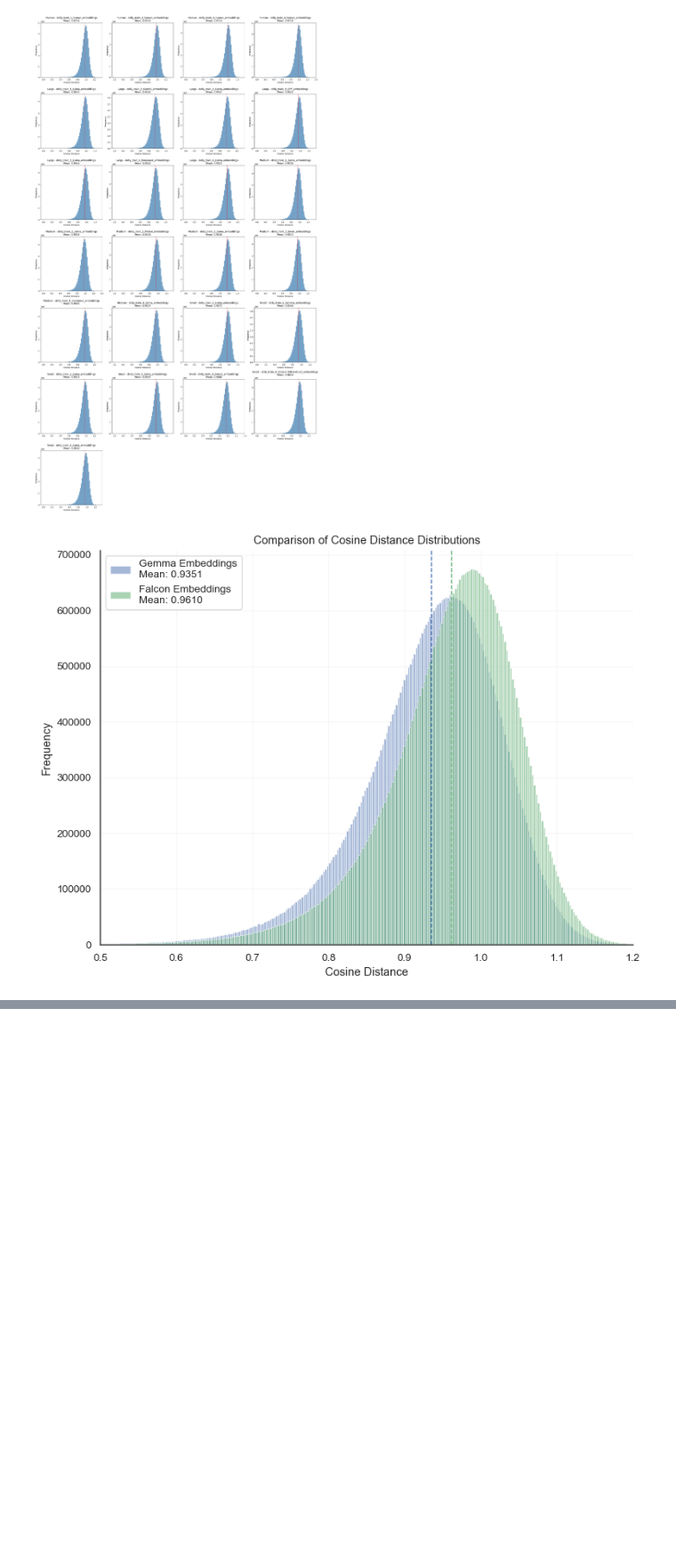
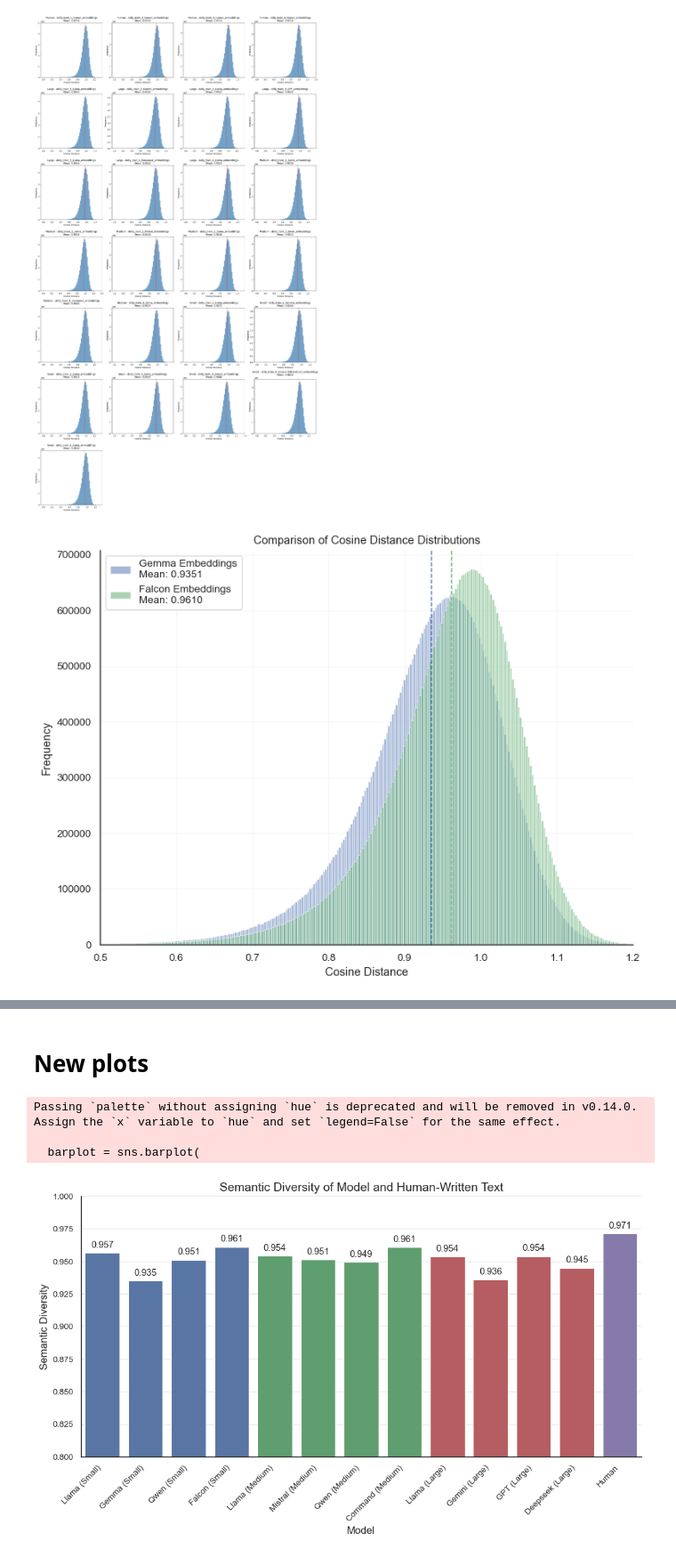
Before and after one commit to maxschaffelder/synthetic_data_diversity, a Jupyter notebook: data_analysis/semantic_diversity/semantic_diversity.ipynb, the cells around one changed output, grey strips where cells are left out. Shown at 89% size. Drawn from its saved outputs; the diff is of its cells as text; code cells hidden in the pictures; blank space fills up the shorter version.

Commit message:
improve stats and make nicer plot

```diff
--- a/data_analysis/semantic_diversity/semantic_diversity.ipynb
+++ b/data_analysis/semantic_diversity/semantic_diversity.ipynb
@@ -832,0 +734,20 @@ Gemini with System Prompt Semantic Diversity: 0.937226 (SE: 0.000013)
+# %%
+stats = pd.read_csv("/Users/maxschaffelder/Desktop/Thesis/data/data_analysis/semantic_diversity/div_sem_stats.csv")
+# %%
+# Clean up whitespace in model column to ensure accurate matching
+stats['model'] = stats['model'].str.strip()
+
+# Condition 1: Exclude rows where the model is 'Llama' or 'Human'
+mask1 = stats['model'].isin(['Llama', 'Human'])
+
+# Condition 2: Exclude rows where model is 'average' and size is Small, Medium, or Large
+mask2 = (stats['model'] == 'average') & (stats['size'].isin(['Small', 'Medium', 'Large']))
+
+# Combine the conditions. A row will be excluded if it meets either condition.
+exclude_mask = mask1 | mask2
+
+# Apply the inverse of the mask to get the desired rows
+filtered_stats = stats[~exclude_mask]
+
+# Display the result
+display(filtered_stats)
@@ -832,0 +840,54 @@ Gemini with System Prompt Semantic Diversity: 0.937226 (SE: 0.000013)
+# %% [markdown]
+# New plots
+# %%
+# --- Plotting ---
+x_col = 'model'
+y_col = 'semantic diversity'
+
+plt.figure(figsize=(10, 6))
+
+# Define the custom color palette for the bars
+custom_colors = [
+    "#4C72B0", "#4C72B0", "#4C72B0", "#4C72B0",   # first four bars
+    "#55A868", "#55A868", "#55A868", "#55A868",   # second four bars
+    "#C44E52", "#C44E52", "#C44E52", "#C44E52",   # third four bars
+    "#8172B2"                                     # last one
+]
+
+# Use the palette argument to set bar colors
+barplot = sns.barplot(
+    data=restructured_filtered_stats,
+    x=x_col,
+    y=y_col,
+    palette=custom_colors
+)
+
+plt.xlabel("Model", fontsize=12)
+plt.ylabel("Semantic Diversity", fontsize=12)
+plt.title("Semantic Diversity of Model and Human-Written Text", fontsize=14)
+plt.xticks(rotation=45, ha='right')
+
+# Set y-axis limits from 0.8 to 1.0
+plt.ylim(0.8, 1.0)
+
+# Add the value for each bar
+for p in barplot.patches:
+    barplot.annotate(format(p.get_height(), '.3f'),
+                     (p.get_x() + p.get_width() / 2., p.get_height()),
+                     ha='center', va='center',
+                     xytext=(0, 9),
+                     textcoords='offset points')
+
+plt.tight_layout()
+plt.savefig("/Users/maxschaffelder/Desktop/Thesis/plots/semantic_diversity/semantic_diversity_all.png")
+plt.show()
+
+        #"#4C72B0",  # blue
+        #"#55A868",  # green
+        #"#C44E52",  # red
+        #"#8172B2",  # purple
+# %% [output]
+Passing `palette` without assigning `hue` is deprecated and will be removed in v0.14.0. Assign the `x` variable to `hue` and set `legend=False` for the same effect.
+
+  barplot = sns.barplot(
+[figure, added]
```
Also changed, not shown: parts of 6 cells of this notebook.
